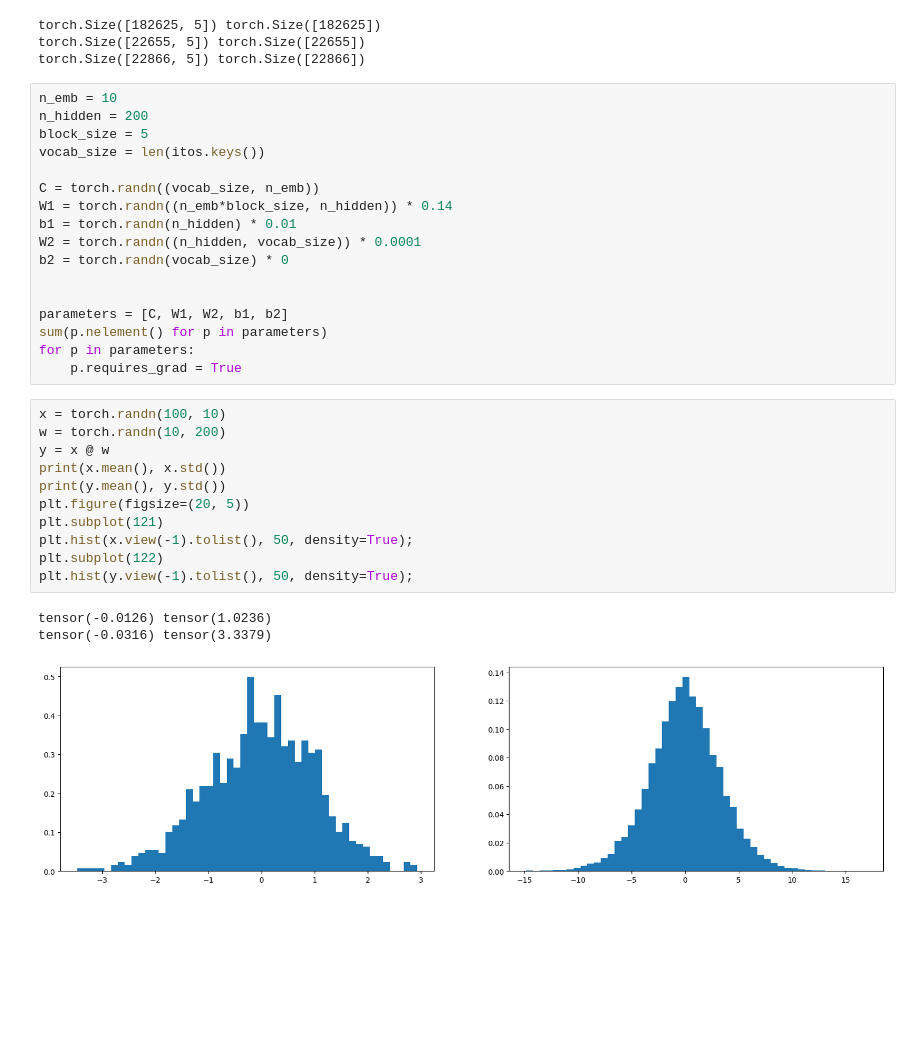
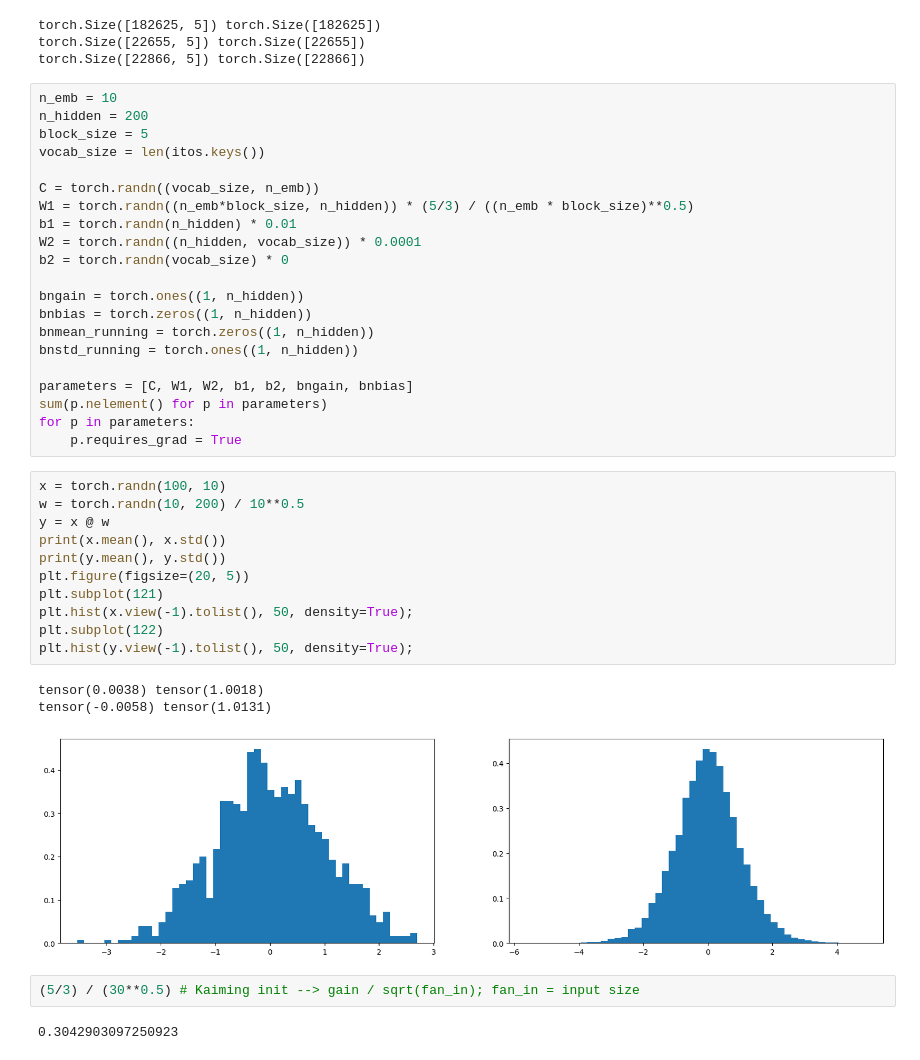
Before and after one commit to Kar-0-0/LLM-Intro, a Jupyter notebook: bn.ipynb, the cells around one changed output. Cells and saved outputs as stored; diff of their text form; blank space fills up the shorter version.

```diff
--- a/bn.ipynb
+++ b/bn.ipynb
@@ -83,31 +83,39 @@ block_size = 5
 vocab_size = len(itos.keys())
 
 C = torch.randn((vocab_size, n_emb))
-W1 = torch.randn((n_emb*block_size, n_hidden)) * 0.14
+W1 = torch.randn((n_emb*block_size, n_hidden)) * (5/3) / ((n_emb * block_size)**0.5)
 b1 = torch.randn(n_hidden) * 0.01
 W2 = torch.randn((n_hidden, vocab_size)) * 0.0001
 b2 = torch.randn(vocab_size) * 0
 
+bngain = torch.ones((1, n_hidden))
+bnbias = torch.zeros((1, n_hidden))
+bnmean_running = torch.zeros((1, n_hidden))
+bnstd_running = torch.ones((1, n_hidden))
 
-parameters = [C, W1, W2, b1, b2]
+parameters = [C, W1, W2, b1, b2, bngain, bnbias]
 sum(p.nelement() for p in parameters)
 for p in parameters:
     p.requires_grad = True
 # %%
 x = torch.randn(100, 10)
-w = torch.randn(10, 200)
+w = torch.randn(10, 200) / 10**0.5
 y = x @ w
 print(x.mean(), x.std())
 print(y.mean(), y.std())
 plt.figure(figsize=(20, 5))
 plt.subplot(121)
 plt.hist(x.view(-1).tolist(), 50, density=True);
 plt.subplot(122)
 plt.hist(y.view(-1).tolist(), 50, density=True);
 # %% [output]
-tensor(-0.0126) tensor(1.0236)
-tensor(-0.0316) tensor(3.3379)
+tensor(0.0038) tensor(1.0018)
+tensor(-0.0058) tensor(1.0131)
-[figure, old version]
+[figure, new version]
+# %%
+(5/3) / (30**0.5) # Kaiming init --> gain / sqrt(fan_in); fan_in = input size
+# %% [output]
+0.3042903097250923
 # %%
 max_steps = 200000
 batch_size = 32
```
Also changed, not shown: parts of 6 cells of this notebook.
